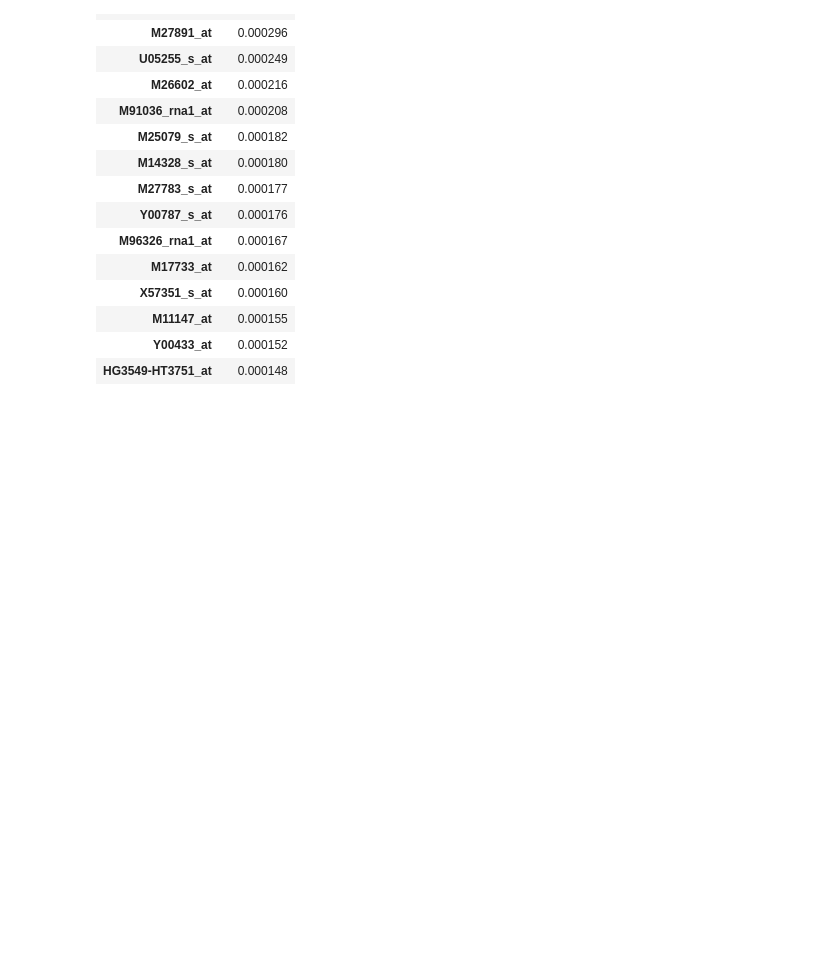
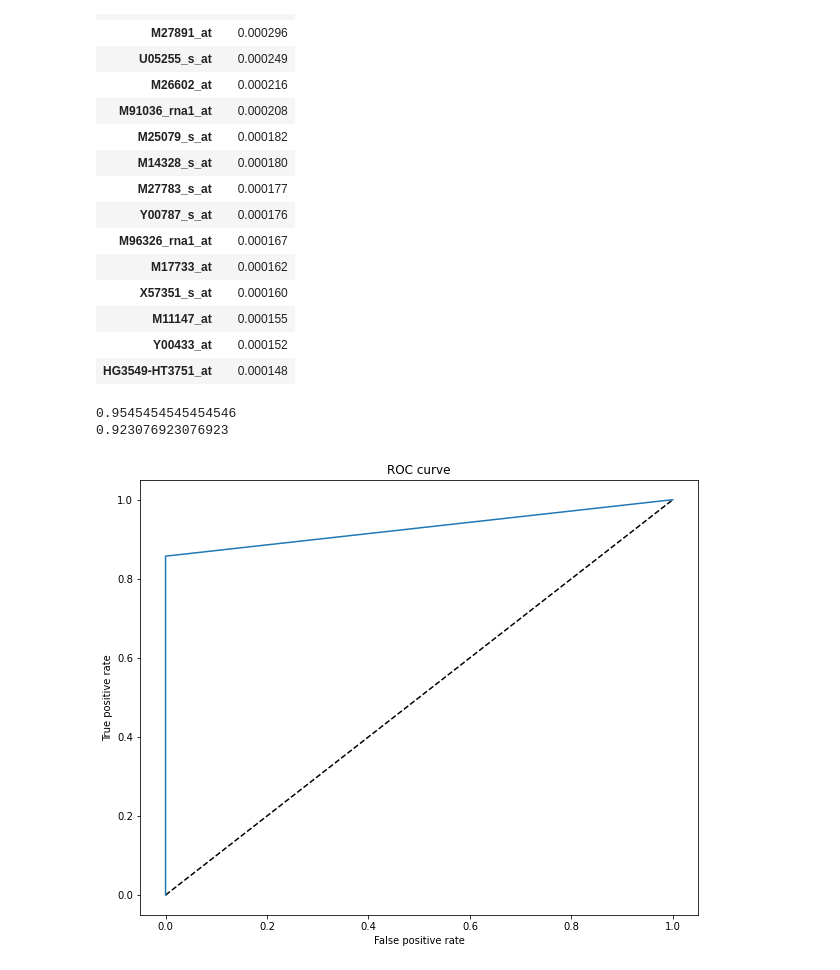
Before and after one commit to srtandon/Capstone-2-Cancer-Classification, a Jupyter notebook: Capstone 2 - Gene Expression - Modeling.ipynb, the cells around one changed output. Cells and saved outputs as stored; diff of their text form; code cells hidden in the pictures; blank space fills up the shorter version.

```diff
--- a/Capstone 2 - Gene Expression - Modeling.ipynb
+++ b/Capstone 2 - Gene Expression - Modeling.ipynb
@@ -175,3 +175,31 @@ coef_df2.sort_values(by='Coefficient',ascending=False).head(15)
 | M11147_at | 0.000155 |
 | Y00433_at | 0.000152 |
 | HG3549-HT3751_at | 0.000148 |
+# %%
+lm3 = LogisticRegression(penalty='l1',solver='liblinear')
+lm3.fit(X_train, y_train)
+score3 = lm3.score(X_test,y_test)
+pred3 = lm3.predict(X_test)
+print(score3)
+dic = {'ALL':0, 'AML':1}
+y_test3 = y_test.replace(dic)
+pred4 = pd.DataFrame(data=pred3,index=y_test.index)
+pred4 = pred4.replace(dic)
+f1 = f1_score(y_test3, pred4)
+print(f1)
+# %% [output]
+0.9545454545454546
+0.923076923076923
+# %%
+from sklearn.metrics import roc_curve
+fpr, tpr, _ = roc_curve(y_test1, pred1)
+
+fig = plt.figure(figsize=(10,8))
+plt.plot([0,1], [0,1], 'k--')
+plt.plot(fpr, tpr)
+plt.xlabel('False positive rate')
+plt.ylabel('True positive rate')
+plt.title('ROC curve')
+plt.show()
+# %% [output]
+[figure, added]
```
